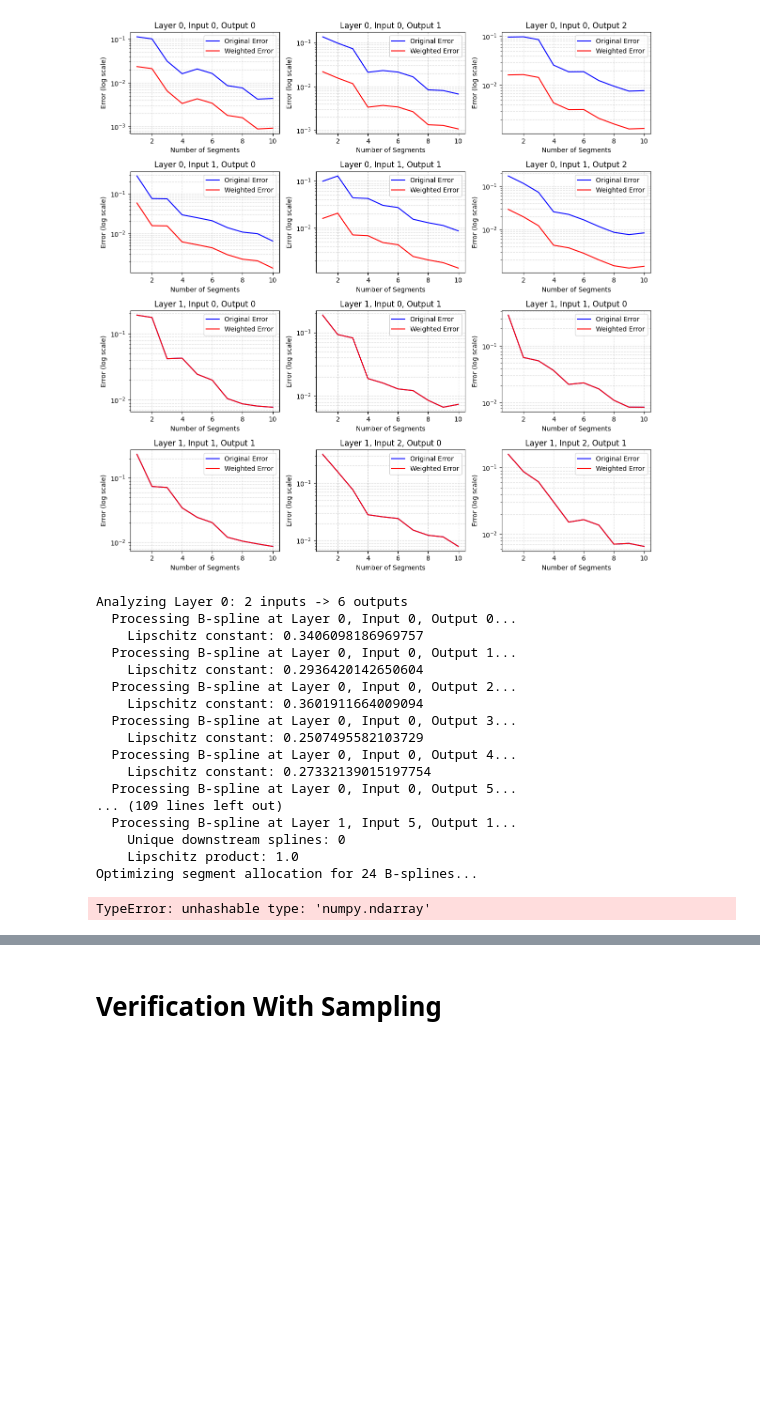
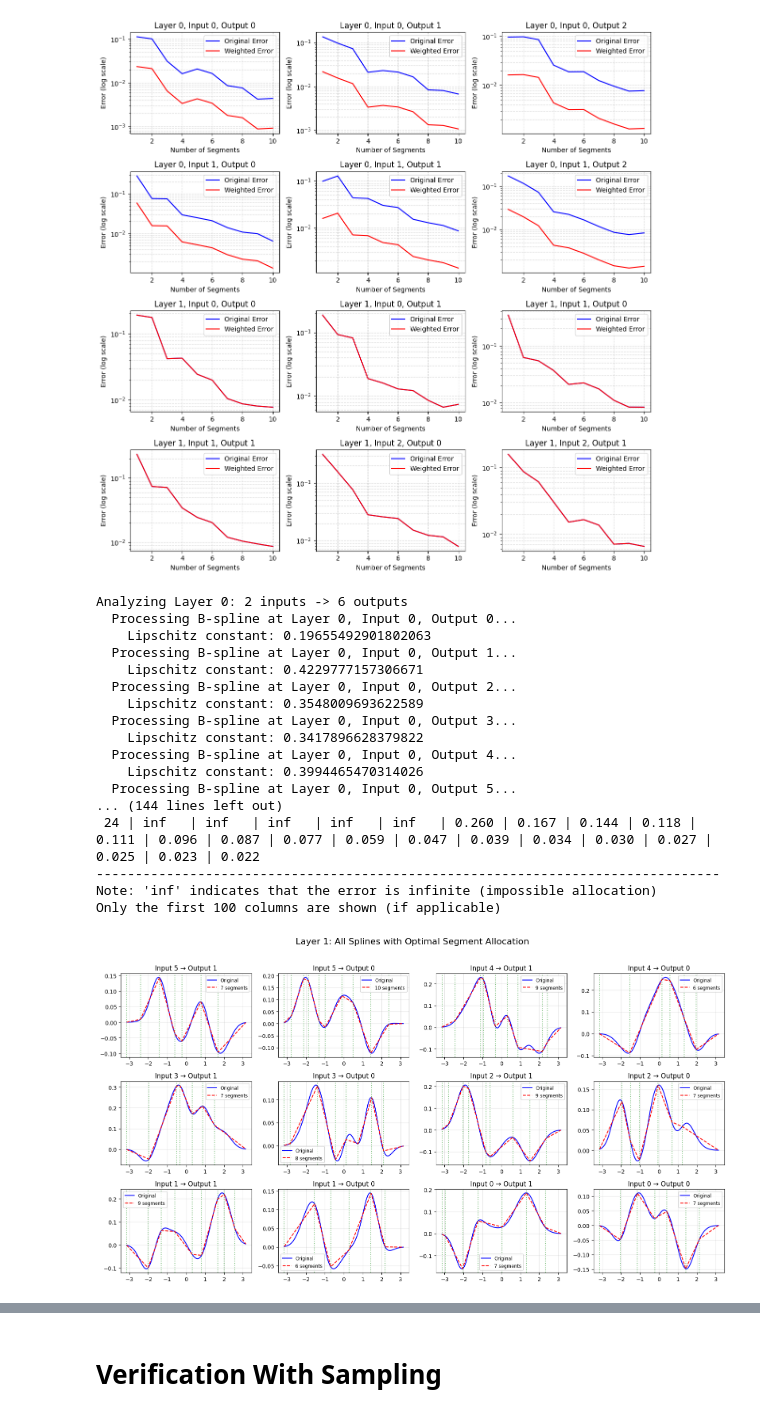
Before and after one commit to NoahBSchwartz/Fast_KAN_Verification, a Jupyter notebook: KAN_python.ipynb, the cells around one changed output, grey strips where cells are left out. Saved outputs shown, nothing was run; the diff lists cells and outputs as text; code cells hidden in the pictures; blank space fills up the shorter version.

```diff
--- a/KAN_python.ipynb
+++ b/KAN_python.ipynb
@@ -3838,8 +3380,26 @@ def fit_kan_optimally_lipschitz(kan_model, weighted_error_tables, segments_table
     dp[0, 0] = 0  # Base case: 0 error when allocating 0 segments to 0 splines
     backtrack = np.zeros((num_splines + 1, max_total_segments + 1), dtype=int)
     all_spline_errors = {}
-    # look at 1 spline at a time
 
+    # Fill the DP table - THIS PART IS MISSING IN YOUR CODE!
+    for i in range(1, num_splines + 1):
+        spline_key = all_splines[i-1]
+
+        for j in range(max_total_segments + 1):
+            # Try different allocations for the current spline
+            for segs in range(min(j + 1, max_segments + 1)):
+                # Check if this number of segments is valid for this spline
+                if segs not in weighted_error_tables[spline_key]:
+                    continue
+
+                # Get the error for this allocation
+                spline_error = weighted_error_tables[spline_key][segs]
+                prev_error = dp[i-1, j-segs]
+
+                # Update if this allocation is better
+                if prev_error != float('inf') and max(prev_error, spline_error) < dp[i, j]:
+                    dp[i, j] = max(prev_error, spline_error)
+                    backtrack[i, j] = segs
 
     # Find the minimum total segments that achieve error <= max_error
     optimal_total_segments = None
@@ -3853,16 +3413,25 @@ def fit_kan_optimally_lipschitz(kan_model, weighted_error_tables, segments_table
     # Reconstruct the optimal allocation
     optimal_allocation = {}
     actual_segments = {}
+
+    if optimal_total_segments is None:
+        print("Could not find allocation satisfying the max error constraint.")
+        return {}, {}, 0, float('inf'), dp
+
     remaining_segments = optimal_total_segments
     for i in range(num_splines, 0, -1):
         spline_key = all_splines[i-1]
-        segs_for_spline = backtrack[i, remaining_segments]
+        # Get the segment allocation for this spline and convert to integer
+        segs_for_spline = int(backtrack[i, remaining_segments])
         optimal_allocation[spline_key] = segs_for_spline
+
+        # Use integer key to retrieve segments
         actual_segments[spline_key] = segments_tables[spline_key].get(segs_for_spline, [])
         remaining_segments -= segs_for_spline
 
     total_segments = sum(optimal_allocation.values())
     print(f"  Achieved error: {achieved_error}")
+    print(f"  Total segments allocated: {total_segments}")
     return optimal_allocation, actual_segments, total_segments, achieved_error, dp
 
 def construct_simplified_kan(kan_model, optimal_allocation, actual_segments):
@@ -3909,7 +3478,7 @@ def print_dp_table(dp_table, num_splines, max_total_segments, step=5):
 
     # Header row with column indices
     header = "Spline \\ Segments"
-    for j in range(0, min(max_total_segments + 1, 100), step):
+    for j in range(0, min(max_total_segments + 1, 200), step):
         header += f" | {j:5d}"
     print(header)
     print("-" * len(header))
@@ -3917,7 +3486,7 @@ def print_dp_table(dp_table, num_splines, max_total_segments, step=5):
     # Print rows with error values
     for i in range(num_splines + 1):
         row = f"{i:3d}"
-        for j in range(0, min(max_total_segments + 1, 100), step):
+        for j in range(0, min(max_total_segments + 1, 200), step):
             if np.isinf(dp_table[i, j]):
                 row += " | inf  "
             else:
@@ -4079,43 +3648,43 @@ def visualize_optimization_results(kan_model, optimal_allocation, actual_segment
 
  # First, compute the weighted error tables
 kan_model = FastKAN([2, 6, 2])  # Replace with your actual FastKAN model
 weighted_error_tables, segments_tables, lipschitz_constants = weight_dp_tables_lipschitz(
-    kan_model, min_x=-5.0, max_x=5.0, max_segments=8
+    kan_model, min_x=-5.0, max_x=5.0, max_segments=20
 )
 
 # Then, find the optimal allocation (now returns the DP table too)
 optimal_allocation, actual_segments, total_segments, achieved_error, dp_table = fit_kan_optimally_lipschitz(
     kan_model,
     weighted_error_tables,
     segments_tables,
-    max_error=0.1
+    max_error=0.02
 )
 
 # Print the DP table for analysis
 print_dp_table(dp_table, len(optimal_allocation), total_segments)
 
 # Visualize all splines with their optimal allocations
 figures = visualize_all_splines(kan_model, optimal_allocation, actual_segments)
 
 # If you want to save the figures to disk
 for i, fig in enumerate(figures):
     fig.savefig(f"layer_{i}_splines.png")
 # %% [output]
 Analyzing Layer 0: 2 inputs -> 6 outputs
   Processing B-spline at Layer 0, Input 0, Output 0...
-    Lipschitz constant: 0.3406098186969757
+    Lipschitz constant: 0.19655492901802063
   Processing B-spline at Layer 0, Input 0, Output 1...
-    Lipschitz constant: 0.2936420142650604
+    Lipschitz constant: 0.4229777157306671
   Processing B-spline at Layer 0, Input 0, Output 2...
-    Lipschitz constant: 0.3601911664009094
+    Lipschitz constant: 0.3548009693622589
   Processing B-spline at Layer 0, Input 0, Output 3...
-    Lipschitz constant: 0.2507495582103729
+    Lipschitz constant: 0.3417896628379822
   Processing B-spline at Layer 0, Input 0, Output 4...
-    Lipschitz constant: 0.27332139015197754
+    Lipschitz constant: 0.3994465470314026
   Processing B-spline at Layer 0, Input 0, Output 5...
-... (109 lines left out)
-  Processing B-spline at Layer 1, Input 5, Output 1...
-    Unique downstream splines: 0
-    Lipschitz product: 1.0
-Optimizing segment allocation for 24 B-splines...
+... (144 lines left out)
+ 24 | inf   | inf   | inf   | inf   | inf   | 0.260 | 0.167 | 0.144 | 0.118 | 0.111 | 0.096 | 0.087 | 0.077 | 0.059 | 0.047 | 0.039 | 0.034 | 0.030 | 0.027 | 0.025 | 0.023 | 0.022
+--------------------------------------------------------------------------------
+Note: 'inf' indicates that the error is infinite (impossible allocation)
+Only the first 100 columns are shown (if applicable)
-TypeError: unhashable type: 'numpy.ndarray'
+[figure, added]
```
Also changed, not shown: parts of 10 cells of this notebook.
